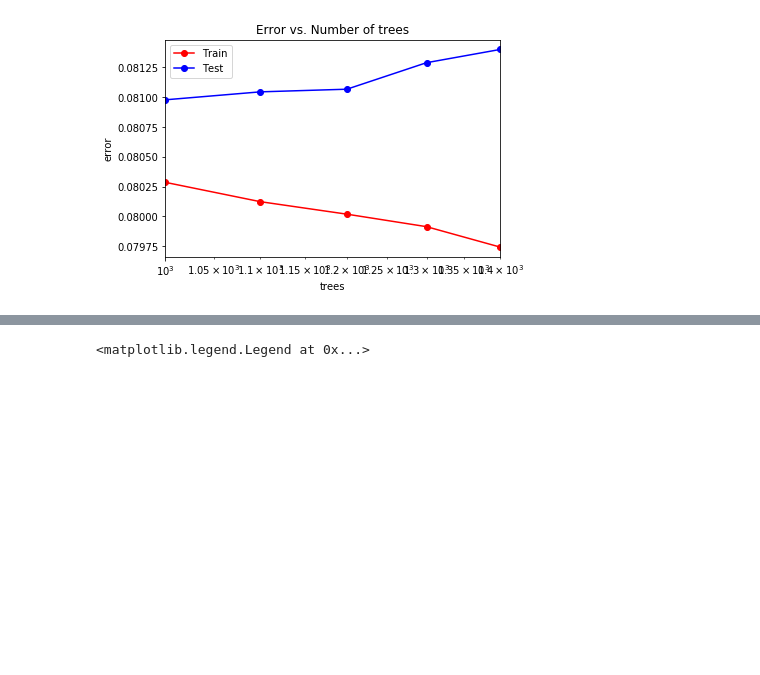
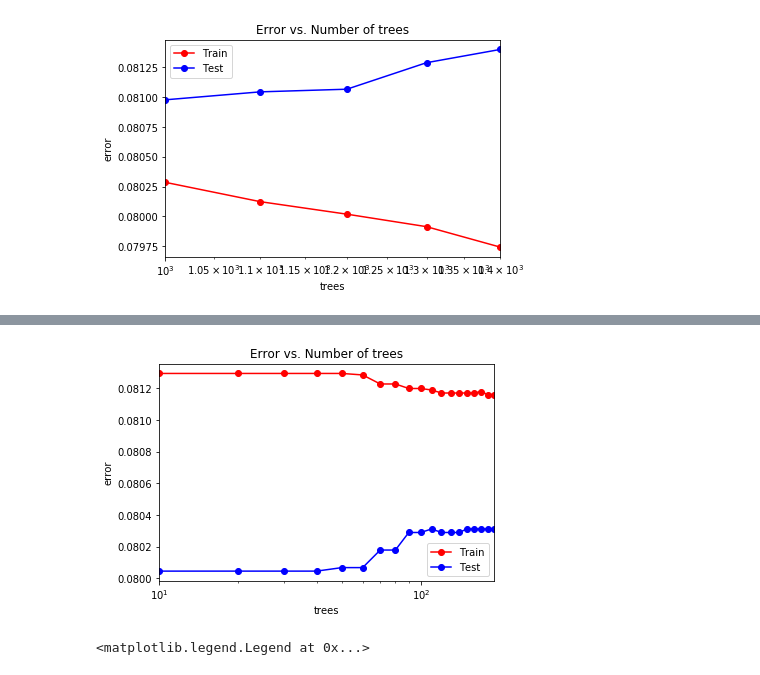
Before and after one commit to homksei/ML_course, a Jupyter notebook: Lab1_2_3_w_new_dataset.ipynb, the cells around one changed output, grey strips where cells are left out. Saved outputs shown, nothing was run; the diff lists cells and outputs as text; code cells hidden in the pictures; blank space fills up the shorter version.

Commit message:
Added graphics for GBT

```diff
--- a/Lab1_2_3_w_new_dataset.ipynb
+++ b/Lab1_2_3_w_new_dataset.ipynb
@@ -1258,3 +1258,7 @@ plt.legend()
 pass
 # %% [output]
 [figure]
+# %%
+from sklearn import ensemble
+rf = ensemble.RandomForestClassifier(n_estimators = 1000)
+rf.fit(X_train, y_train)
@@ -1261,3 +1273,27 @@ pass
+# %%
+from sklearn.ensemble import GradientBoostingClassifier
+
+estiamtors = np.arange(10,200, 10)
+test_err = []
+train_err = []
+for estimator in estiamtors:
+    gbt = GradientBoostingClassifier(n_estimators = estimator, random_state = 42)
+    gbt.fit(X_train, y_train)
+
+    y_train_pred = gbt.predict(X_train)
+    y_test_pred = gbt.predict(X_test)
+    train_err.append(np.mean(y_train != y_train_pred))
+    test_err.append(np.mean(y_test != y_test_pred))
+plt.semilogx(estiamtors, train_err, 'r-o', label = 'Train')
+plt.semilogx(estiamtors, test_err, 'b-o', label = 'Test')
+plt.xlim([np.max(estiamtors), np.min(estiamtors)])
+plt.title('Error vs. Number of trees')
+plt.xlabel('trees')
+plt.ylabel('error')
+plt.legend()
+pass
+# %% [output]
+[figure, added]
 # %%
 trees_arr = np.arange(1,2000, 100)
 test_err = []
```
Also changed, not shown: parts of 5 cells of this notebook.
